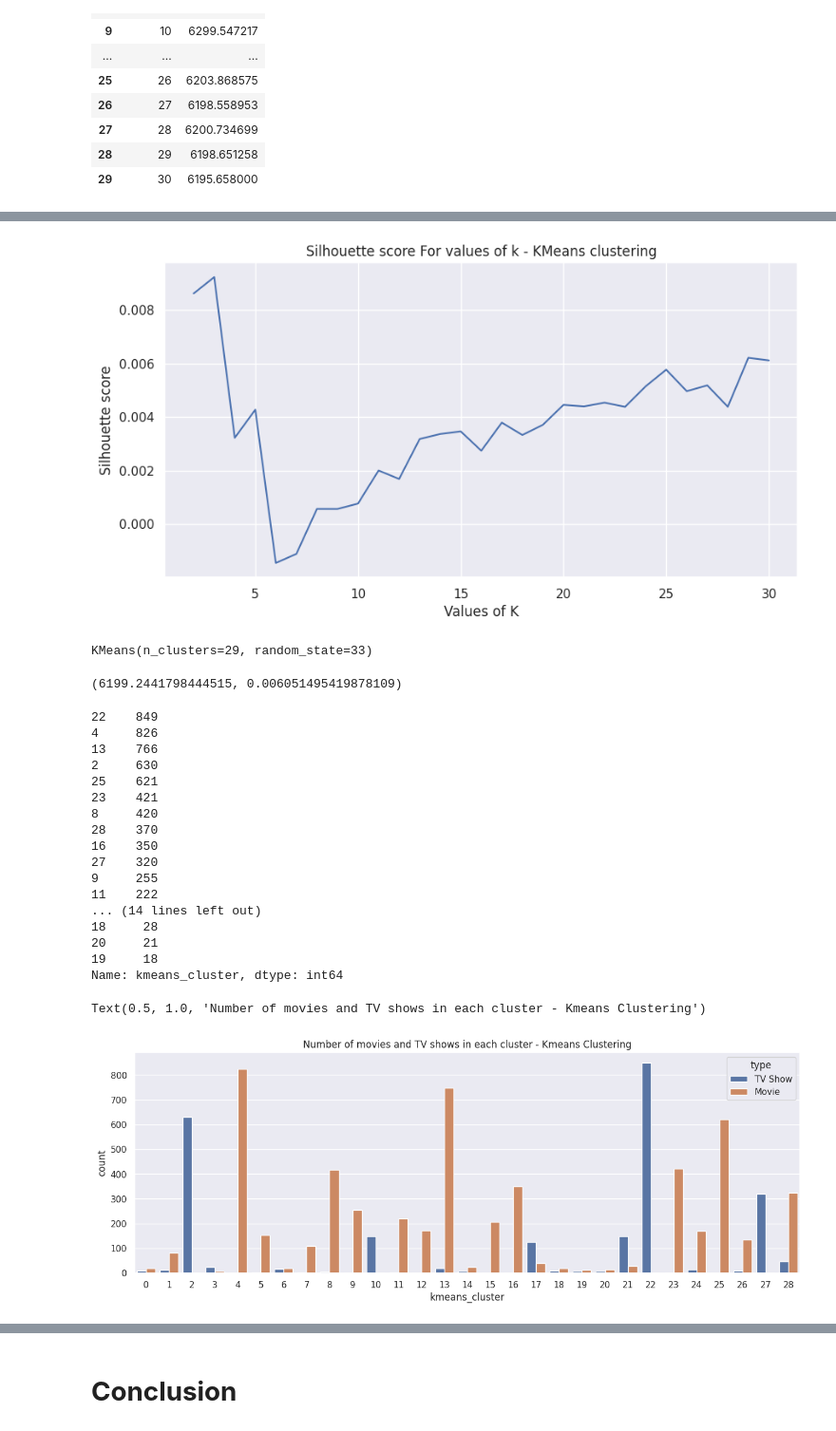
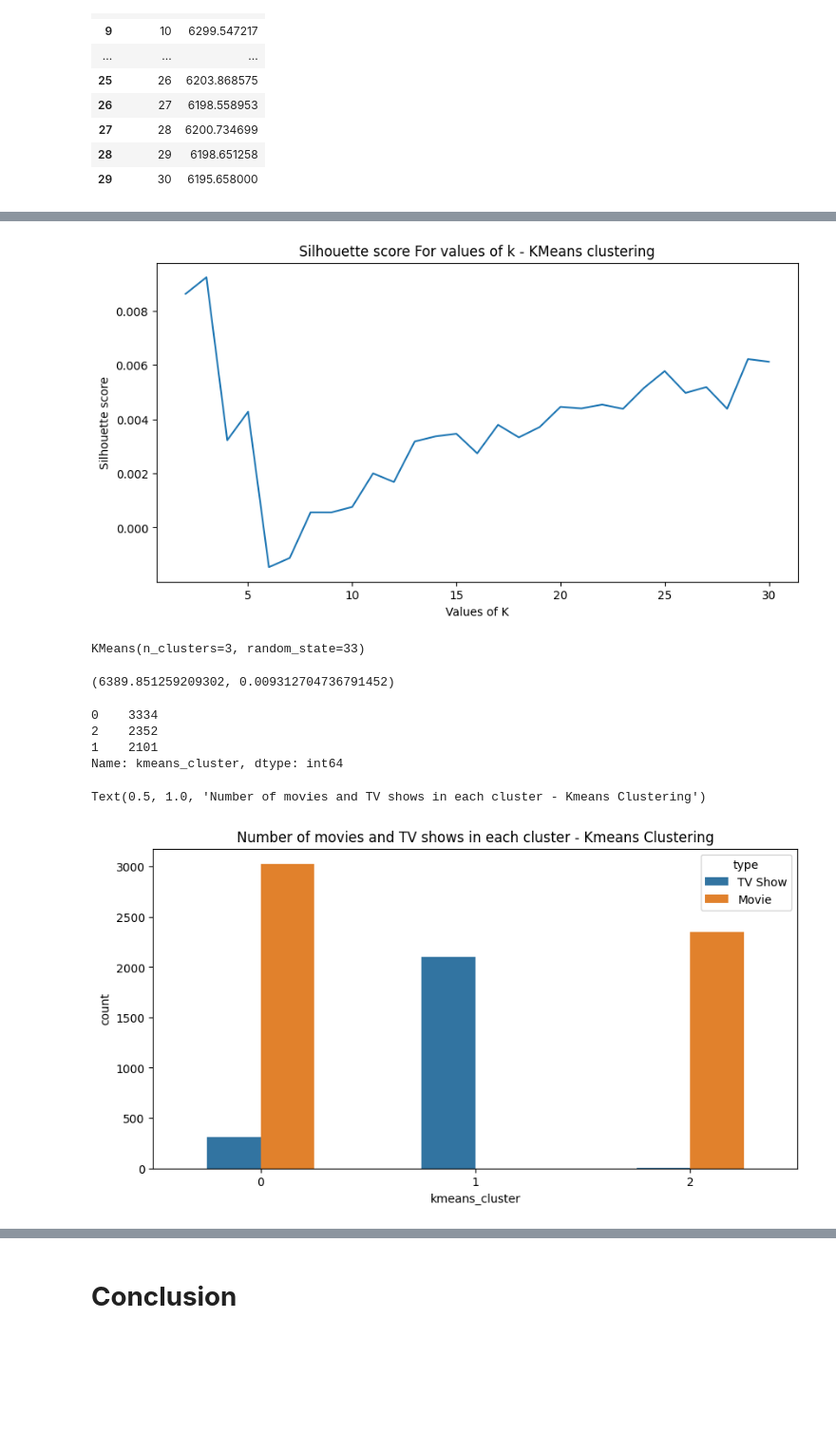
Before and after one commit to vedanttule134/Netflix-Movies-And-TV-Shows-Clustering, a Jupyter notebook: Netflix_Movies_And_TV_Shows_Clustering.ipynb, the cells around one changed output, grey strips where cells are left out. Shown: that part at 95% size. Saved outputs shown, nothing was run; the diff lists cells and outputs as text; code cells hidden in the pictures; blank space fills up the shorter version.

```diff
--- a/Netflix_Movies_And_TV_Shows_Clustering.ipynb
+++ b/Netflix_Movies_And_TV_Shows_Clustering.ipynb
@@ -320,7 +326,12 @@ Answer Here.
 # %%
 # Chart - 1 visualization code
-# Number of Movies and TV Shows in the dataset
+# Count plot for Number of Movies and TV Shows in the dataset
 plt.subplots(figsize=(5, 3))
+
+# Set the style to darkgrid
+sns.set_style("darkgrid")
+
 sns.countplot(x='type', data=df, width = 0.5)
 plt.title('Movies and TV Shows in the dataset')
+plt.show()
 # %% [output]
@@ -1243,13 +1210,13 @@ plt.ylabel('Silhouette score')
 plt.title('Silhouette score For values of k - KMeans clustering')
 plt.show()
 # %% [output]
-[figure, old version]
+[figure, new version]
 # %%
-# Clustering the data into 29 clusters
-km = KMeans(n_clusters=29,init='k-means++',random_state=33)
+# Clustering the data into 3 clusters
+km = KMeans(n_clusters=3,init='k-means++',random_state=33)
 km.fit(x_pca)
 # %% [output]
-KMeans(n_clusters=29, random_state=33)
+KMeans(n_clusters=3, random_state=33)
 # %%
 # Evaluation metrics - distortion, Silhouette score
 #Predict the clusters and evaluate the silhouette score
@@ -1257,36 +1224,23 @@ kmeans_distortion = km.inertia_
 kmeans_silhouette_score = silhouette_score(x_pca, km.labels_)
 print((kmeans_distortion,kmeans_silhouette_score))
 # %% [output]
-(6199.2441798444515, 0.006051495419878109)
+(6389.851259209302, 0.009312704736791452)
 # %%
 # Adding a kmeans cluster number attribute
 netflix_df['kmeans_cluster'] = km.labels_
 # %%
 netflix_df['kmeans_cluster'].value_counts()
 # %% [output]
-22    849
-4     826
-13    766
-2     630
-25    621
-23    421
-8     420
-28    370
-16    350
-27    320
-9     255
-11    222
-... (14 lines left out)
-18     28
-20     21
-19     18
+0    3334
+2    2352
+1    2101
 Name: kmeans_cluster, dtype: int64
 # %%
 # Number of movies and tv shows in each cluster
-plt.figure(figsize=(15,5))
-q = sns.countplot(x='kmeans_cluster',data=netflix_df, hue='type')
+plt.figure(figsize=(10,5))
+q = sns.countplot(x='kmeans_cluster',data=netflix_df, hue='type', width = 0.5)
 plt.title('Number of movies and TV shows in each cluster - Kmeans Clustering')
 # %% [output]
 Text(0.5, 1.0, 'Number of movies and TV shows in each cluster - Kmeans Clustering')
-[figure, old version]
+[figure, new version]
 # %% [markdown]
```
Also changed, not shown: parts of 128 cells of this notebook.
